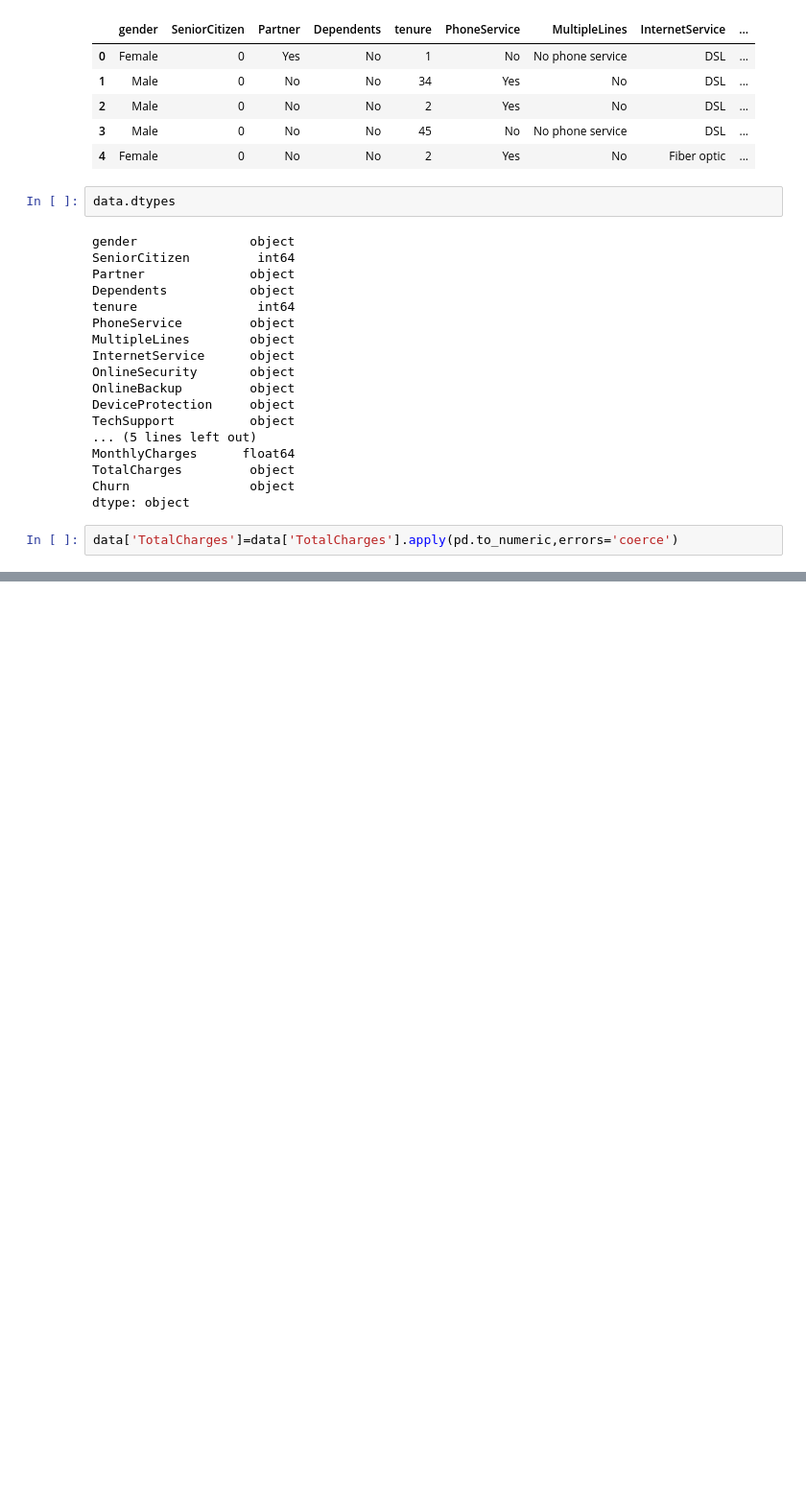
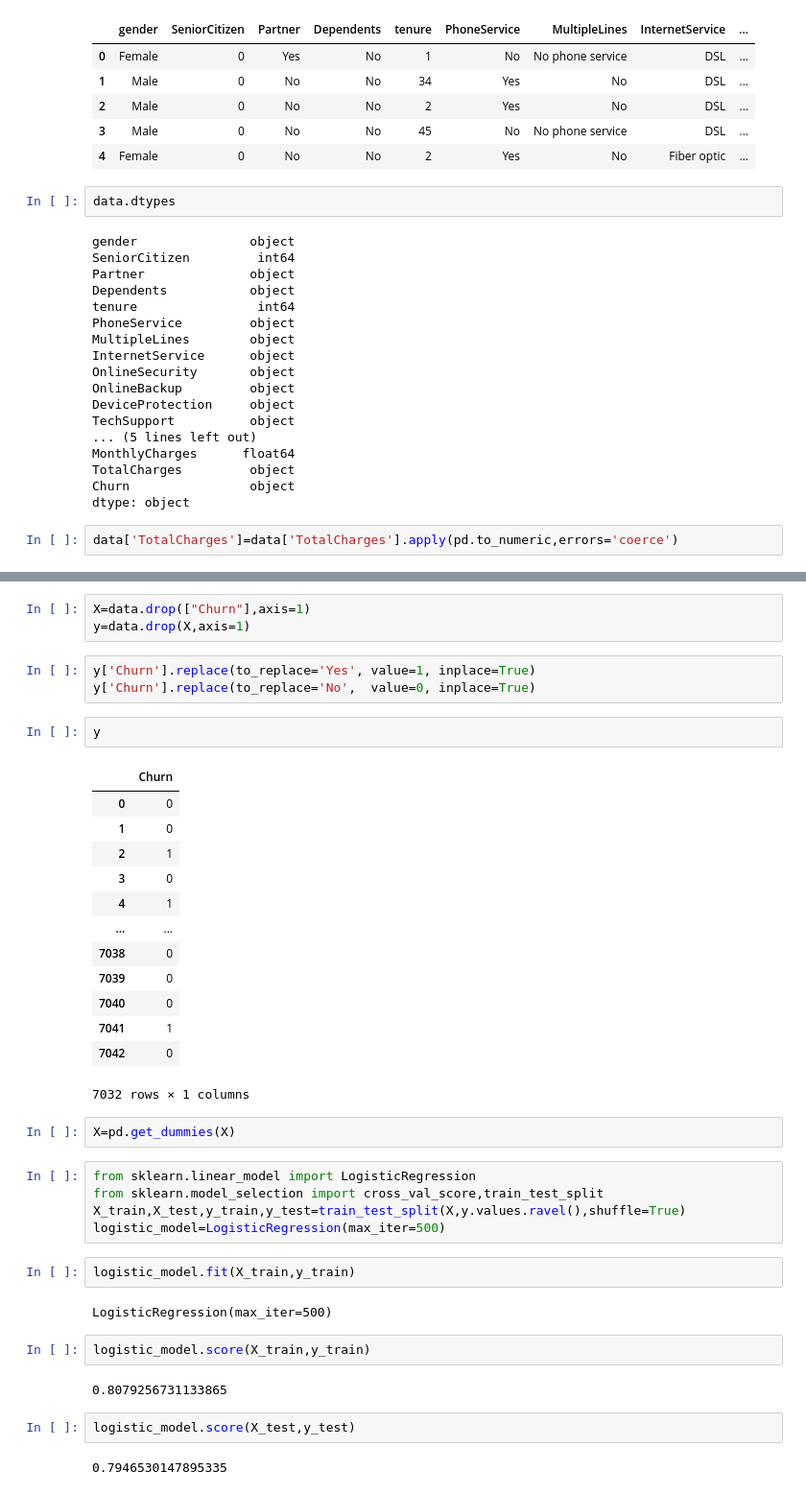
Before and after one commit to sametozgul/data_science_hw2, a Jupyter notebook: problem3.ipynb, the cells around one changed output, grey strips where cells are left out. Shown at 96% size. Cells and saved outputs as stored; diff of their text form; blank space fills up the shorter version.

```diff
--- a/problem3.ipynb
+++ b/problem3.ipynb
@@ -52,0 +71,41 @@ data['TotalCharges'].isnull().sum()
+# %%
+X=data.drop(["Churn"],axis=1)
+y=data.drop(X,axis=1)
+# %%
+y['Churn'].replace(to_replace='Yes', value=1, inplace=True)
+y['Churn'].replace(to_replace='No',  value=0, inplace=True)
+# %%
+y
+# %% [output]
+|  | Churn |
+| 0 | 0 |
+| 1 | 0 |
+| 2 | 1 |
+| 3 | 0 |
+| 4 | 1 |
+| ... | ... |
+| 7038 | 0 |
+| 7039 | 0 |
+| 7040 | 0 |
+| 7041 | 1 |
+| 7042 | 0 |
+7032 rows × 1 columns
+# %%
+X=pd.get_dummies(X)
+# %%
+from sklearn.linear_model import LogisticRegression
+from sklearn.model_selection import cross_val_score,train_test_split
+X_train,X_test,y_train,y_test=train_test_split(X,y.values.ravel(),shuffle=True)
+logistic_model=LogisticRegression(max_iter=500)
+# %%
+logistic_model.fit(X_train,y_train)
+# %% [output]
+LogisticRegression(max_iter=500)
+# %%
+logistic_model.score(X_train,y_train)
+# %% [output]
+0.8079256731133865
+# %%
+logistic_model.score(X_test,y_test)
+# %% [output]
+0.7946530147895335
```
Also changed, not shown: parts of 30 cells of this notebook, 5 other files.
